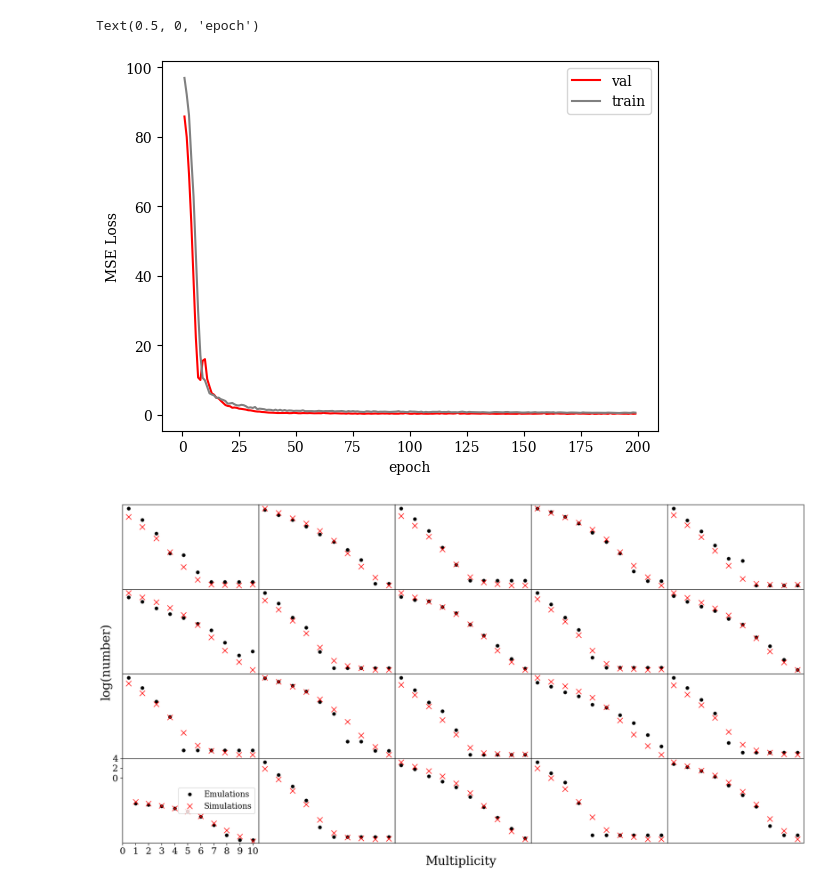
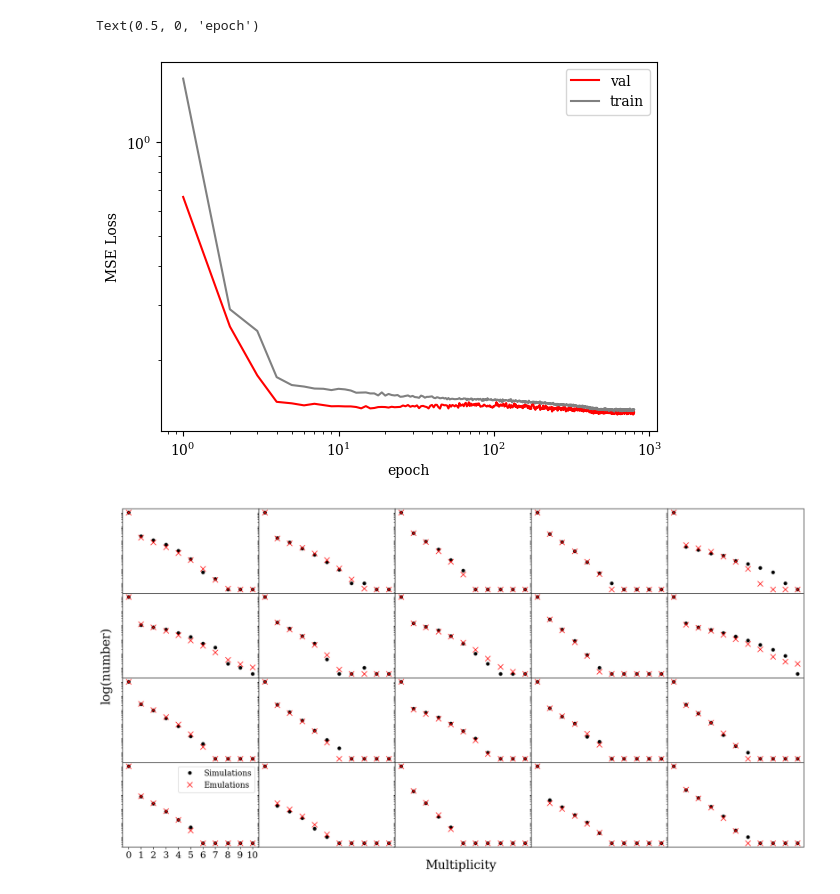
Before and after one commit to vtardugno/planet_pops, a Jupyter notebook: planet-sim-emulator.ipynb, the cells around one changed output. Cells and saved outputs as stored; diff of their text form; code cells hidden in the pictures.

```diff
--- a/planet-sim-emulator.ipynb
+++ b/planet-sim-emulator.ipynb
@@ -18,8 +33,13 @@ all_stars_in_selected_stars = all_stars_in_selected_stars[~np.isnan(all_stars_in
 # %%
 observation, _ = np.histogram(all_stars_in_selected_stars["nconfp"],bins = range(0,12))
-observation = torch.Tensor(observation)
-y = torch.load("sims/data_y_mult_hist_fixstars_all")
+N = np.sum(observation)
+observation = torch.Tensor(observation/N)
+y = torch.load("sims/data_y_mult_hist_fixstars_all")/N
 x = torch.load("sims/data_x_params_fixstars_all")
+
+shuffle_mask = torch.randperm(x.size()[0])
+x=x[shuffle_mask]
+y=y[shuffle_mask]
 # %%
 
 class Emulator(nn.Module):
@@ -78,6 +125,7 @@ data_loader_val = torch.utils.data.DataLoader(dataset_val, batch_size=batch_size
 train_losses = []
 val_losses = []
 min_val_loss = 10000
+
 
 # Training loop
 for epoch in range(num_epochs):
@@ -86,8 +134,8 @@ for epoch in range(num_epochs):
     for batch_inputs, batch_targets in data_loader:
         # Forward pass
         outputs = model(batch_inputs)
-        loss = criterion(outputs, batch_targets[:,1:])
 
+        loss = torch.mean(criterion(outputs, batch_targets),dim=0)
         # Backward pass and optimization
         optimizer.zero_grad()  # Zero the gradients
 
@@ -96,6 +144,7 @@ for epoch in range(num_epochs):
         optimizer.step()       # Update weights
 
         running_loss  += loss.item()
+        #scheduler.step()
 
     running_loss_val  = 0.0
 
@@ -104,7 +153,7 @@ for epoch in range(num_epochs):
         for batch_inputs, batch_targets in data_loader_val:
 
             outputs = model(batch_inputs)
-            loss = criterion(outputs, batch_targets[:,1:])
+            loss = torch.mean(criterion(outputs, batch_targets),dim=0)
             running_loss_val  += loss.item()
 
 
@@ -114,7 +163,7 @@ for epoch in range(num_epochs):
     if running_loss_val / len(data_loader_val) < min_val_loss :
         min_val_loss  = running_loss_val / len(data_loader_val)
         best_model  = model
-        torch.save(best_model .state_dict(), "best_model_1to10")
+        torch.save(best_model .state_dict(), "best_model_0to10")
     # Print loss for each epoch
 
     avg_loss = running_loss  / len(data_loader)
@@ -142,14 +191,14 @@ Epoch [200/200], Loss: 0.6932
 Training complete!
 # %%
 plt.figure()
-plt.plot(range(1,num_epochs),val_losses[1:],color="red",label="val")
-plt.plot(range(1,num_epochs),train_losses[1:],color="gray",label="train")
+plt.loglog(range(1,num_epochs),val_losses[1:],color="red",label="val")
+plt.loglog(range(1,num_epochs),train_losses[1:],color="gray",label="train")
 plt.legend()
 plt.ylabel("MSE Loss")
 plt.xlabel("epoch")
 # %% [output]
 Text(0.5, 0, 'epoch')
-[figure, old version]
+[figure, new version]
 # %%
 from matplotlib import rcParams
 
@@ -158,10 +207,16 @@ plt.rcParams['font.family'] = 'serif'
 plt.rcParams['text.latex.preamble'] = r'\usepackage{cmunitx}'  # Load CMU fonts
 
 model.eval()
-model.load_state_dict(torch.load("best_model_1to10", weights_only=True))
+model.load_state_dict(torch.load("best_model_0to10", weights_only=True))
 
-emulated_nozeros = model(inputs_val).detach().numpy()
-simulated = targets_val[:,1:]
+#emulated_nozeros = model(inputs_val)
+#logr0 = -torch.exp(torch.logsumexp(emulated_nozeros,1,keepdim=False)).detach().numpy()
+# emulated_nozeros = emulated_nozeros.detach().numpy()
+#emulated = np.concatenate((logr0[:, np.newaxis], emulated_nozeros), axis=1)
+simulated = targets_val
+simulated[simulated==0.0] = 1/(N*np.e)
+emulated = np.exp(model(inputs_val).detach().numpy())
+emulated[emulated<1/(N*np.e)] = 1/(N*np.e)
 
 
 # Create a 4x5 subplot figure
@@ -174,19 +229,19 @@ axs = axs.flatten()
 for i in range(20):
     # Plot the semilogy plot for simulated and emulated data
 
-    axs[i].plot(range(1, 11), simulated[i], "o",  markersize = 5,color="black")
-    axs[i].plot(range(1, 11), emulated_nozeros[i], "x", markersize = 9,color="red")
+    axs[i].semilogy(range(0, 11), simulated[i], "o",  markersize = 5,color="black",label="Simulations")
+    axs[i].semilogy(range(0, 11), emulated[i], "x", markersize = 9,color="red",label="Emulations")
 
     #axs[i].set_ylim(bottom=-1/np.log(10)-0.5,top=5.4)
     axs[i].set_xticks([])
     axs[i].set_yticks([])
 
-axs[-5].legend(["Emulations","Simulations"],loc="right",fontsize=13)
+axs[-5].legend(loc="upper right",fontsize=13)
 plt.subplots_adjust(wspace=0, hspace=0)
 axs[-5].set_xticks(range(0,11),range(0,11),fontsize=15)
-axs[-5].set_yticks([0,2,4],[0,2,4],fontsize=15)
+#axs[-5].set_yticks([0,2,4],[0,2,4],fontsize=15)
 fig.text(0.47,0.06,'Multiplicity',fontsize=20)
 fig.text(0.1,0.44,'log(number)',fontsize=20,rotation="vertical")
 plt.savefig("sim_vs_em.png")
 # %% [output]
-[figure, old version]
+[figure, new version]
```
Also changed, not shown: parts of 7 cells of this notebook.
